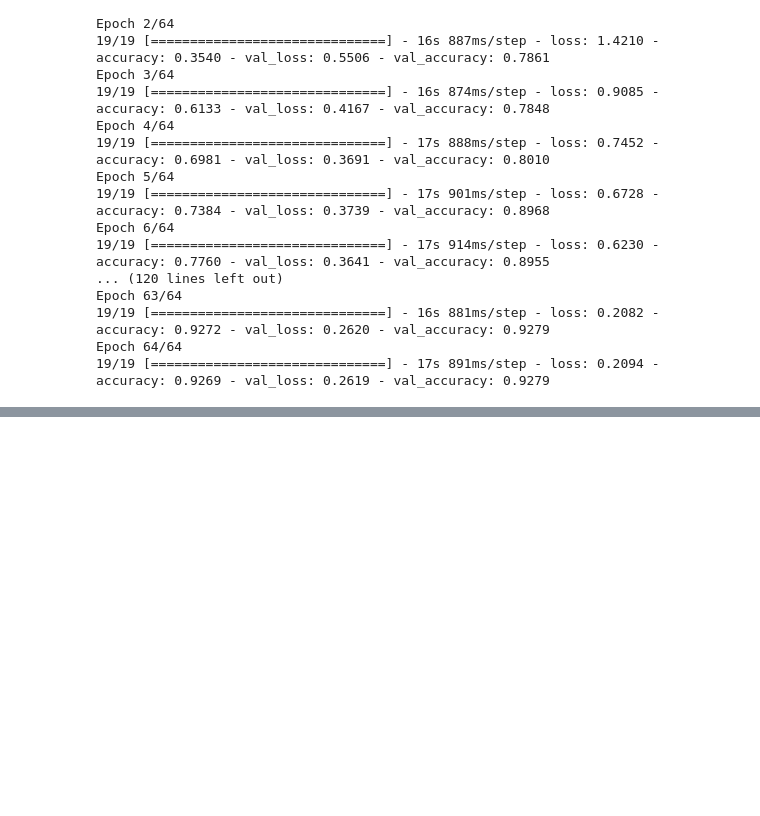
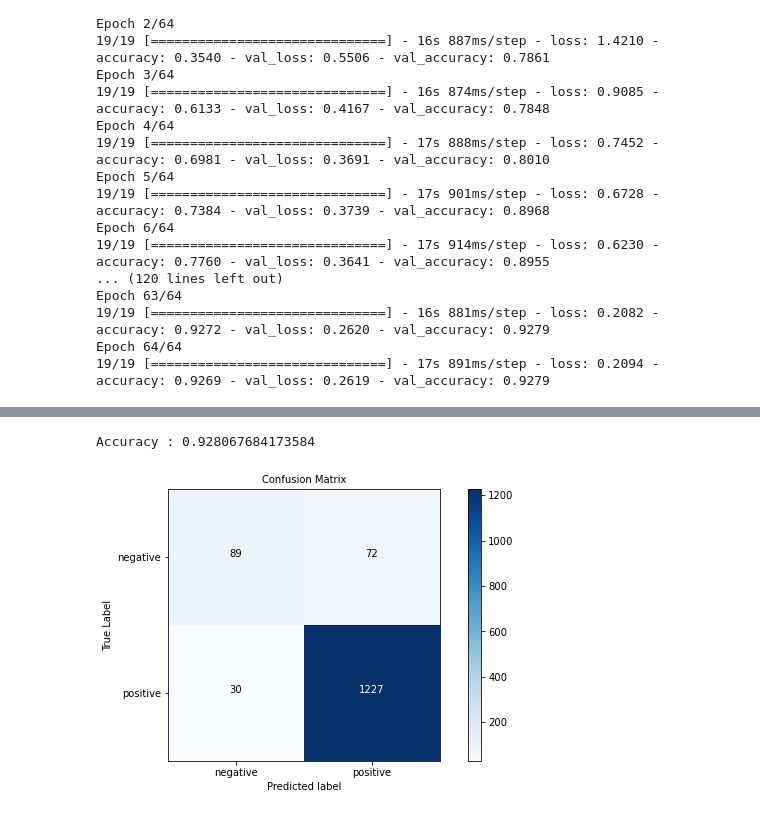
Before and after one commit to akladyous/stock-market-sentiment-analysis, a Jupyter notebook: project.ipynb, the cells around one changed output, grey strips where cells are left out. Saved outputs shown, nothing was run; the diff lists cells and outputs as text; code cells hidden in the pictures; blank space fills up the shorter version.

```diff
--- a/project.ipynb
+++ b/project.ipynb
@@ -5,13 +5,11 @@ server location local
 running from: Local
 # %%
 import pandas as pd
-import matplotlib.pyplot as plt
-%matplotlib inline
-colors = plt.rcParams['axes.prop_cycle'].by_key()['color']
-import seaborn as sns
 import numpy as np
+from joblib import dump, load
 from langdetect import detect
 from wordcloud import WordCloud
+from sklearn.preprocessing import OneHotEncoder
 from project import NLP_stat, polarity_score, text_tonkenize
 from nltk.tokenize import RegexpTokenizer
 from nltk.stem import WordNetLemmatizer
@@ -20,6 +18,8 @@ import nltk
 from nltk.corpus import stopwords
 nltk.download('stopwords')
 nltk.download('vader_lexicon')
+import plot
+%run './lib/word2vec.py'
 # %% [output]
 [nltk_data] Downloading package stopwords to /Users/boula/nltk_data...
 [nltk_data]   Unzipping corpora/stopwords.zip.
@@ -266,6 +264,9 @@ max_lenght = 100
 # %%
 l_encoder = LabelEncoder()
 y_encoded = l_encoder.fit_transform(apple_news_df['sentiment'])
+# %%
+ohe = OneHotEncoder(sparse=False)
+y_ohe = ohe.fit_transform(apple_news_df['sentiment'].values.reshape(-1,1))
 # %%
 tokenizer = Tokenizer(num_words=10000)
 tokenizer.fit_on_texts(apple_news_df['articles'])
@@ -569,0 +569,10 @@ model.save_weights('./word2vec/word2vec')
+# %%
+y_pred = model.predict(X_test, batch_size=1,verbose=0)
+# %%
+print('Accuracy :', score[1])
+# %% [output]
+Accuracy : 0.928067684173584
+# %%
+plot_model.confusion_matrix(y_true=y_test, y_pred=y_pred, target_name=ohe.categories_[0], file_name='./img/cm.jpg')
+# %% [output]
+[figure, added]
```
Also changed, not shown: parts of 13 cells of this notebook, 2 other files.
